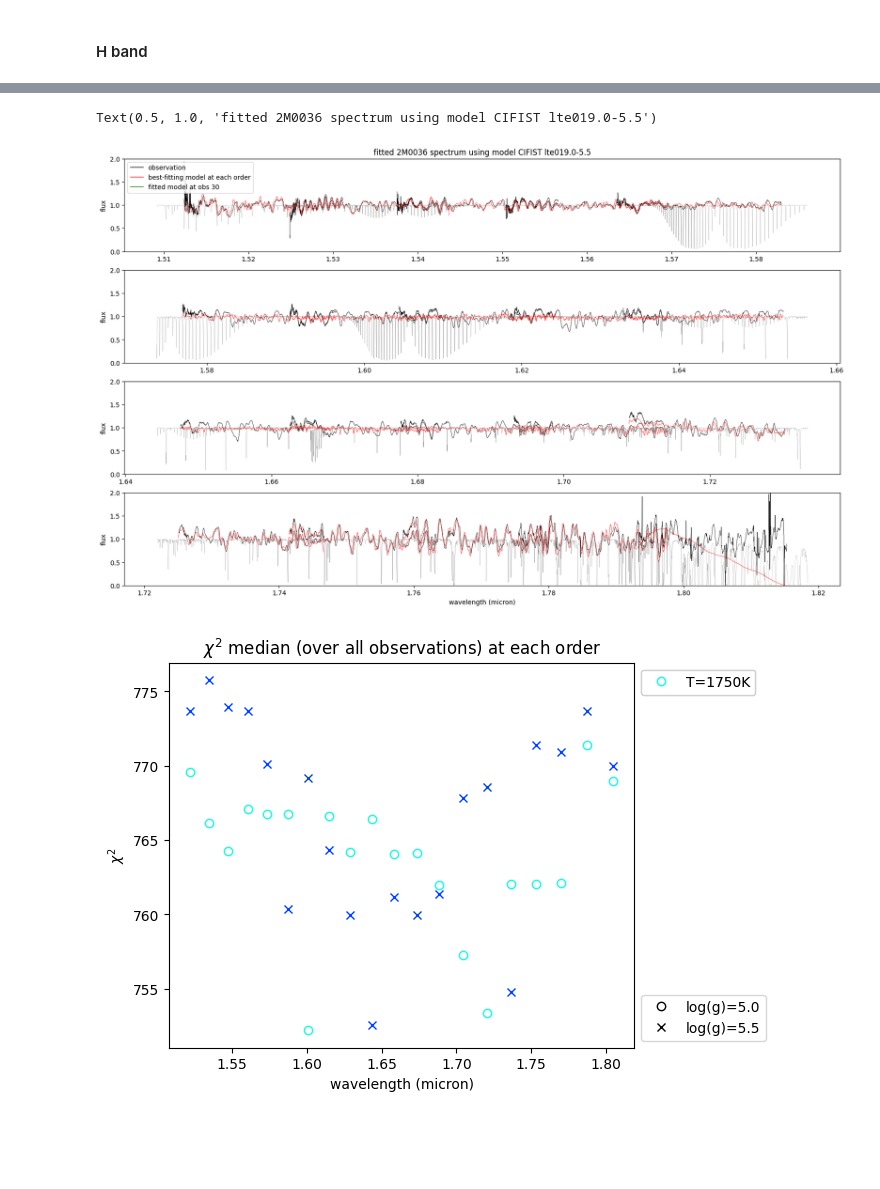
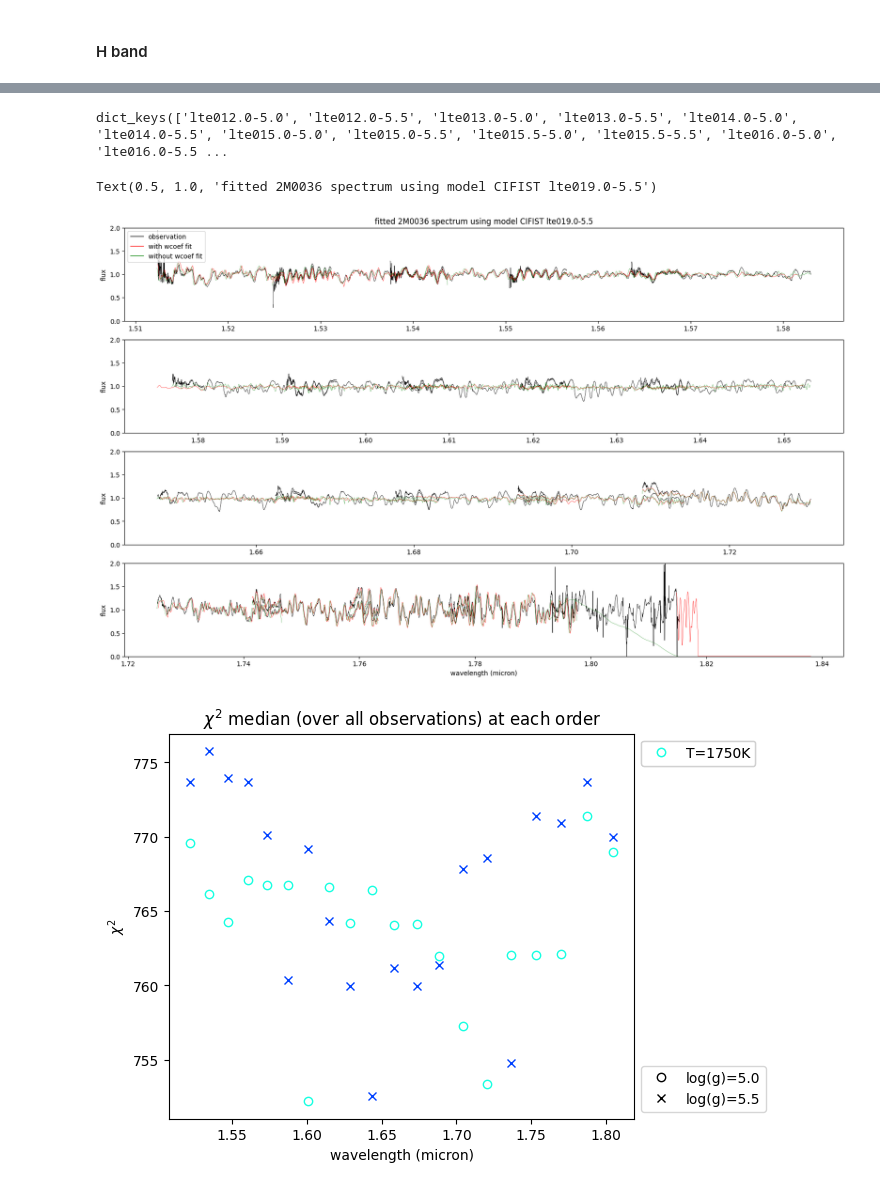
Before and after one commit to alphalyncis/dopplerimg, a Jupyter notebook: code/analysis_tests.ipynb, the cells around one changed output, grey strips where cells are left out. Saved outputs shown, nothing was run; the diff lists cells and outputs as text; code cells hidden in the pictures; blank space fills up the shorter version.

Commit message:
2M H band fit plots

```diff
--- a/code/analysis_tests.ipynb
+++ b/code/analysis_tests.ipynb
@@ -66,14 +66,14 @@ vsini = {}
 rv = {}
 lld = {}
 modellist = []
-for f in sorted(glob.glob(f"{resultdir}/IGRINS2_2M0036_H_chipmods_*.fits")):
+for f in sorted(glob.glob(f"{resultdir}/IGRINS_2M0036_H_chipmods_*.fits")):
     modelname = f.split("_")[-1][:12]
     chipmods[modelname] = fits.getdata(f)
     modellist.append(modelname)
-for f in sorted(glob.glob(f"{resultdir}/IGRINS2_2M0036_H_chiplams_*.fits")):
+for f in sorted(glob.glob(f"{resultdir}/IGRINS_2M0036_H_chiplams_*.fits")):
     modelname = f.split("_")[-1][:12]
     chiplams[modelname] = fits.getdata(f)
-for f in sorted(glob.glob(f"{resultdir}/IGRINS2_2M0036_H_*.txt")):
+for f in sorted(glob.glob(f"{resultdir}/IGRINS_2M0036_H_*.txt")):
     modelname = f.split("_")[-1][:12]
     results = Table.read(f, format='ascii')
     chisq[modelname] = results['chisq']
@@ -106,3 +86,29 @@ chisq[model]
+# %%
+resultdir = f"{homedir}/uoedrive/result/CIFIST"
+chipmods2 = {}
+chiplams2 = {}
+chisq2 = {}
+vsini2 = {}
+rv2 = {}
+lld2 = {}
+modellist2 = []
+for f in sorted(glob.glob(f"{resultdir}/IGRINS2_2M0036_H_chipmods_*.fits")):
+    modelname = f.split("_")[-1][:12]
+    chipmods2[modelname] = fits.getdata(f)
+    modellist2.append(modelname)
+for f in sorted(glob.glob(f"{resultdir}/IGRINS2_2M0036_H_chiplams_*.fits")):
+    modelname = f.split("_")[-1][:12]
+    chiplams2[modelname] = fits.getdata(f)
+for f in sorted(glob.glob(f"{resultdir}/IGRINS2_2M0036_H_*.txt")):
+    modelname = f.split("_")[-1][:12]
+    results = Table.read(f, format='ascii')
+    chisq2[modelname] = results['chisq']
+    vsini2[modelname] = results['vsini']
+    rv2[modelname] = results['rv']
+    lld2[modelname] = results['lld']
+chisq2.keys()
+# %% [output]
+dict_keys(['lte012.0-5.0', 'lte012.0-5.5', 'lte013.0-5.0', 'lte013.0-5.5', 'lte014.0-5.0', 'lte014.0-5.5', 'lte015.0-5.0', 'lte015.0-5.5', 'lte015.5-5.0', 'lte015.5-5.5', 'lte016.0-5.0', 'lte016.0-5.5 ...
 # %%
 telluricfile = f"{homedir}/uoedrive/data/telluric/transdata_0,5-14_mic_hires.fits"
 atm0 = fits.getdata(telluricfile)
@@ -113,37 +119,38 @@ fobs = fobs0[:norders]
 wobs = np.median(wls, axis=0)[:norders]
 plt.figure(figsize=(20,12))
 pix = np.arange(npix, dtype=float)/npix
 
 start=15
 end=-10
 for sub in range(4):
     plt.subplot(4,1, 4-sub)
     for jj in range(sub*5, sub*5+5):
         lolim = wls[:, jj, :].min() - 0.003
         hilim = wls[:, jj, :].max() + 0.003
         aind = (atm0[:, 0]>lolim) * (atm0[:, 0] < hilim)
         lam_atmo = atm0[aind, 0]
         atmo = atm0[aind, 1]
 
         plt.plot(wobs[jj,start:end], fobs[jj,start:end], linewidth=0.5, color="black", label="observation")
         # plot best fitting obs of each order
-        plt.plot(chiplams[model][obsn,jj,start:end], chipmods[model][obsn,jj,start:end], linewidth=0.5, color="r", label="fitted")
+        plt.plot(chiplams[model][obsn,jj,start:end], chipmods[model][obsn,jj,start:end], linewidth=0.4, color="r", label="with wcoef")
+        plt.plot(chiplams2[model][obsn,jj,start:end], chipmods2[model][obsn,jj,start:end], linewidth=0.3, color="g", label="w/o wcoef")
         # plot obs 21 of each order
-        plt.plot(lam_atmo, atmo, linewidth=0.2, color="gray")
+        #plt.plot(lam_atmo, atmo, linewidth=0.2, color="gray")
         #plt.plot(chiplams[model][obsn,jj], chipmods[model][obsn, jj], linewidth=0.5, color="g", label="fitted")
     plt.ylabel("flux")
     plt.ylim((0,2))
     if sub==0:
         plt.xlabel("wavelength (micron)")
     if sub==3:
         custom_lines = [Line2D([0], [0], color="black", lw=1),
                         Line2D([0], [0], color="r", lw=1),
                         Line2D([0], [0], color="g", lw=1),]
-        plt.legend(custom_lines, ["observation", "best-fitting model at each order", f"fitted model at obs {obsn}"], loc=2)
+        plt.legend(custom_lines, ["observation", "with wcoef fit", f"without wcoef fit"], loc=2)
 plt.title(f"fitted 2M0036 spectrum using model CIFIST {model}")
 # %% [output]
 Text(0.5, 1.0, 'fitted 2M0036 spectrum using model CIFIST lte019.0-5.5')
-[figure, old version]
+[figure, new version]
 # %%
 # chisq vs. order(wavelength), median over observations
 plt.figure(figsize=(6,5))
```
Also changed, not shown: parts of 2 cells of this notebook.
